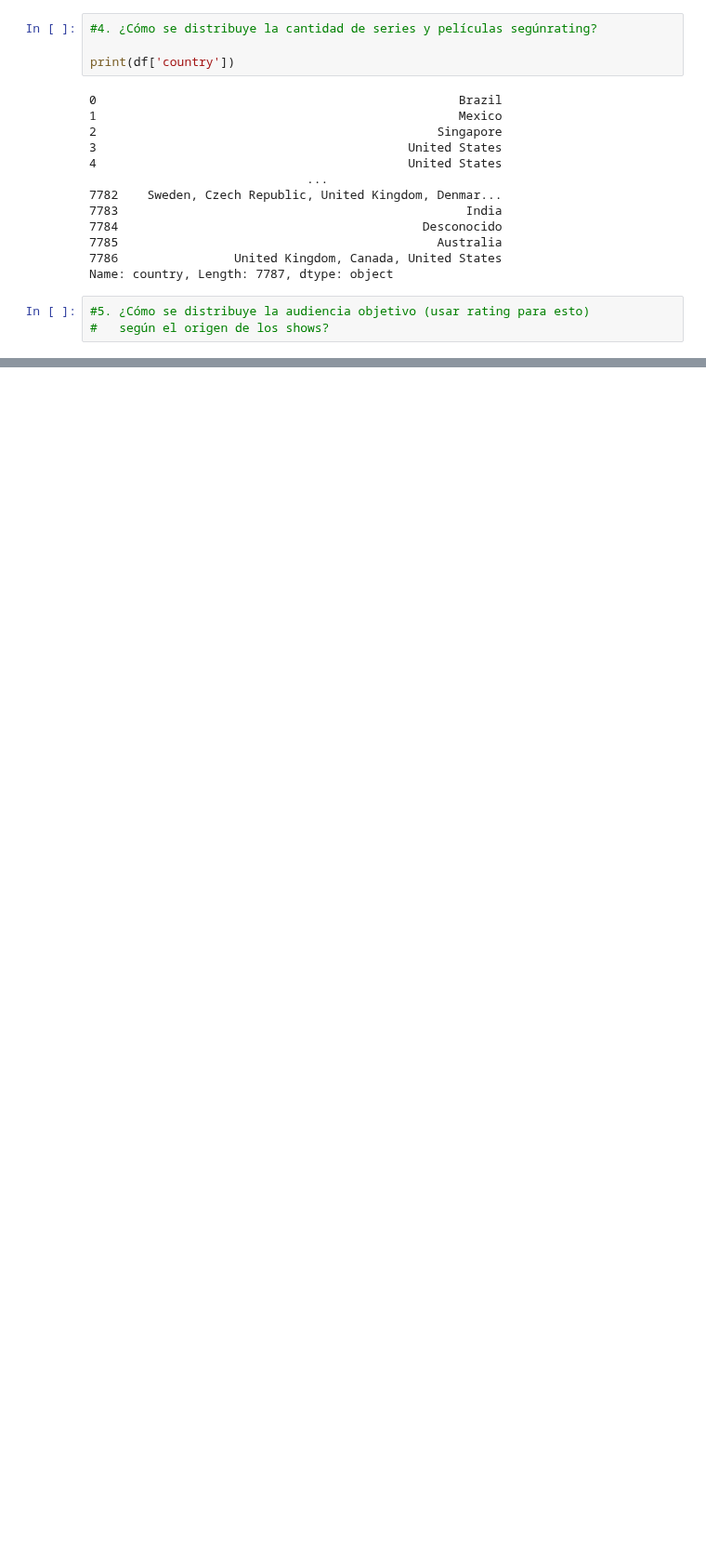
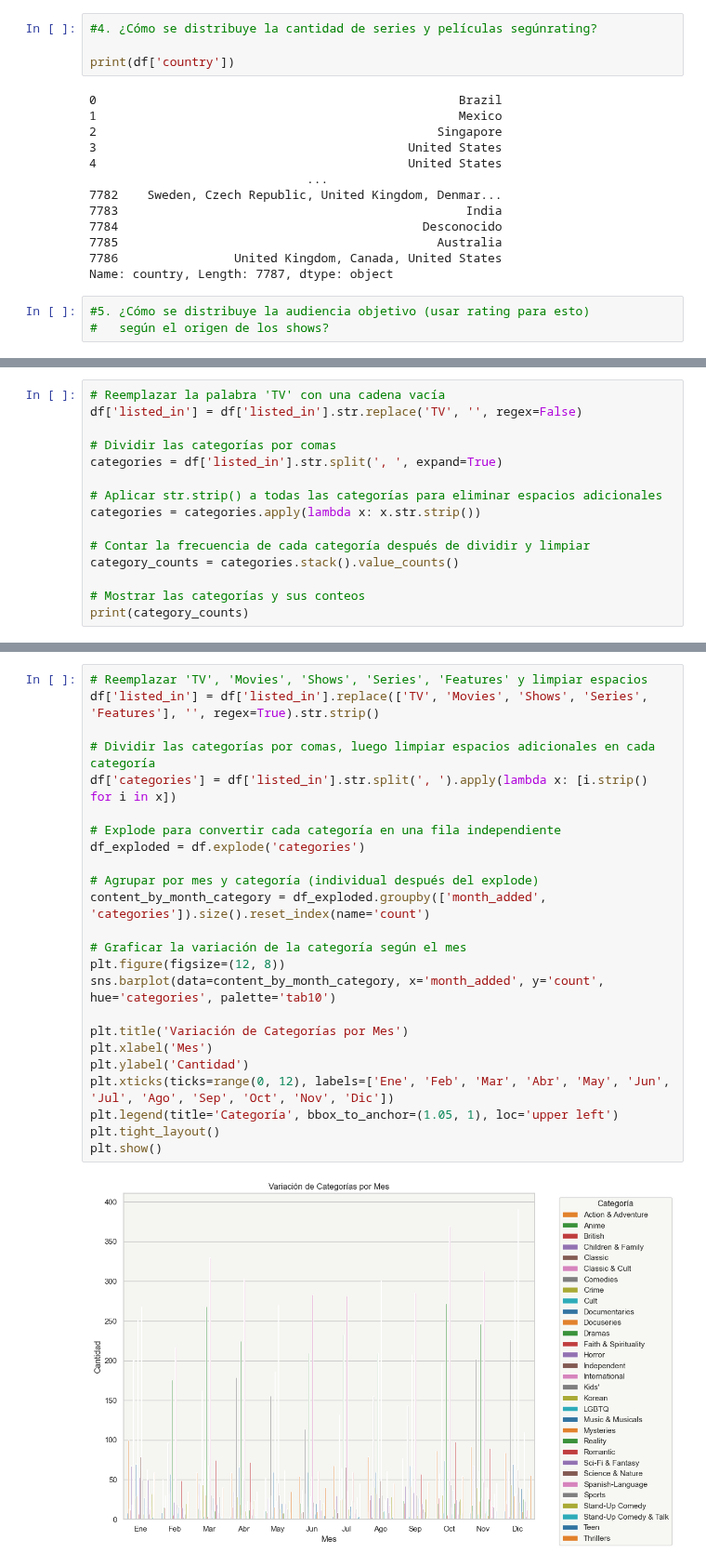
Before and after one commit to phobbins/AnalisisDatos, a Jupyter notebook: Practico 2/practico2.ipynb, the cells around one changed output, grey strips where cells are left out. Shown at 93% size. Saved outputs shown, nothing was run; the diff lists cells and outputs as text; blank space fills up the shorter version.

```diff
--- a/Practico 2/practico2.ipynb
+++ b/Practico 2/practico2.ipynb
@@ -410,0 +475,15 @@ Name: country, Length: 7787, dtype: object
+# %%
+# Reemplazar la palabra 'TV' con una cadena vacía
+df['listed_in'] = df['listed_in'].str.replace('TV', '', regex=False)
+
+# Dividir las categorías por comas
+categories = df['listed_in'].str.split(', ', expand=True)
+
+# Aplicar str.strip() a todas las categorías para eliminar espacios adicionales
+categories = categories.apply(lambda x: x.str.strip())
+
+# Contar la frecuencia de cada categoría después de dividir y limpiar
+category_counts = categories.stack().value_counts()
+
+# Mostrar las categorías y sus conteos
+print(category_counts)
@@ -410,0 +508,26 @@ Name: country, Length: 7787, dtype: object
+# %%
+# Reemplazar 'TV', 'Movies', 'Shows', 'Series', 'Features' y limpiar espacios
+df['listed_in'] = df['listed_in'].replace(['TV', 'Movies', 'Shows', 'Series', 'Features'], '', regex=True).str.strip()
+
+# Dividir las categorías por comas, luego limpiar espacios adicionales en cada categoría
+df['categories'] = df['listed_in'].str.split(', ').apply(lambda x: [i.strip() for i in x])
+
+# Explode para convertir cada categoría en una fila independiente
+df_exploded = df.explode('categories')
+
+# Agrupar por mes y categoría (individual después del explode)
+content_by_month_category = df_exploded.groupby(['month_added', 'categories']).size().reset_index(name='count')
+
+# Graficar la variación de la categoría según el mes
+plt.figure(figsize=(12, 8))
+sns.barplot(data=content_by_month_category, x='month_added', y='count', hue='categories', palette='tab10')
+
+plt.title('Variación de Categorías por Mes')
+plt.xlabel('Mes')
+plt.ylabel('Cantidad')
+plt.xticks(ticks=range(0, 12), labels=['Ene', 'Feb', 'Mar', 'Abr', 'May', 'Jun', 'Jul', 'Ago', 'Sep', 'Oct', 'Nov', 'Dic'])
+plt.legend(title='Categoría', bbox_to_anchor=(1.05, 1), loc='upper left')
+plt.tight_layout()
+plt.show()
+# %% [output]
+[figure, added]
```
Also changed, not shown: parts of 32 cells of this notebook.
